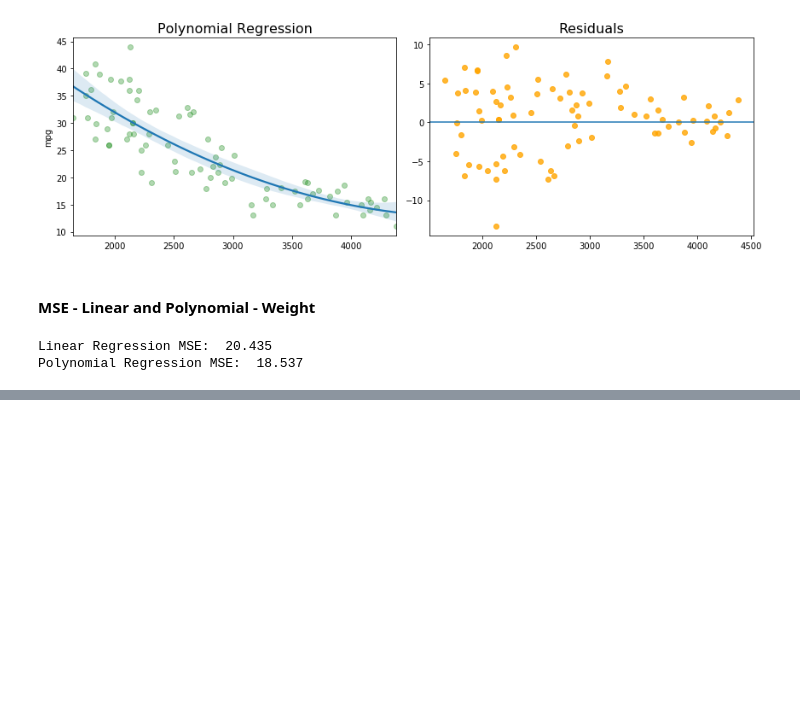
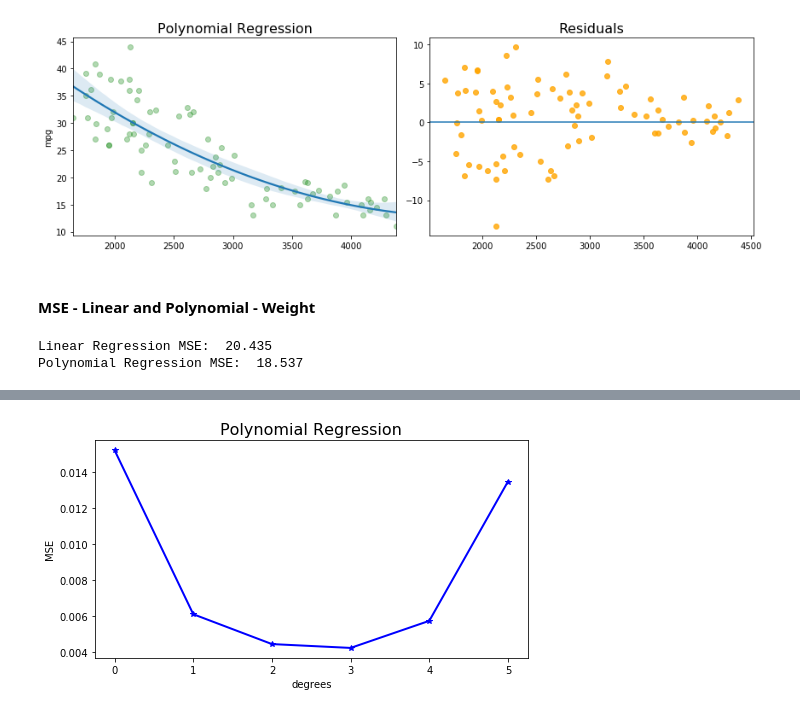
Before and after one commit to Morgan-Sell/islr-labs-exercises-python, a Jupyter notebook: exercises/07_beyond_linearity.ipynb, the cells around one changed output, grey strips where cells are left out. Drawn from its saved outputs; the diff is of its cells as text; code cells hidden in the pictures; blank space fills up the shorter version.

```diff
--- a/exercises/07_beyond_linearity.ipynb
+++ b/exercises/07_beyond_linearity.ipynb
@@ -254,0 +283,6 @@ Polynomial Regression MSE:  18.537
+# %%
+degrees = np.arange(0, 6)
+cross_val = 10
+ch7_utils.calc_and_plot_mse_for_polynomial_degrees(X, y, degrees, cross_val)
+# %% [output]
+[figure, added]
```
Also changed, not shown: parts of 6 cells of this notebook, 1 other file.
